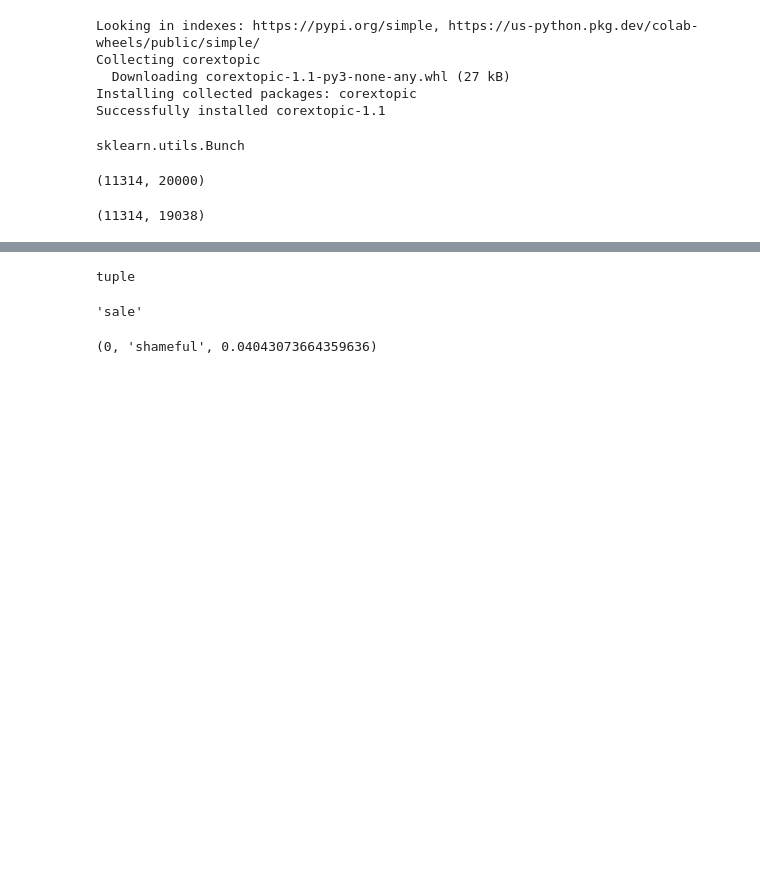
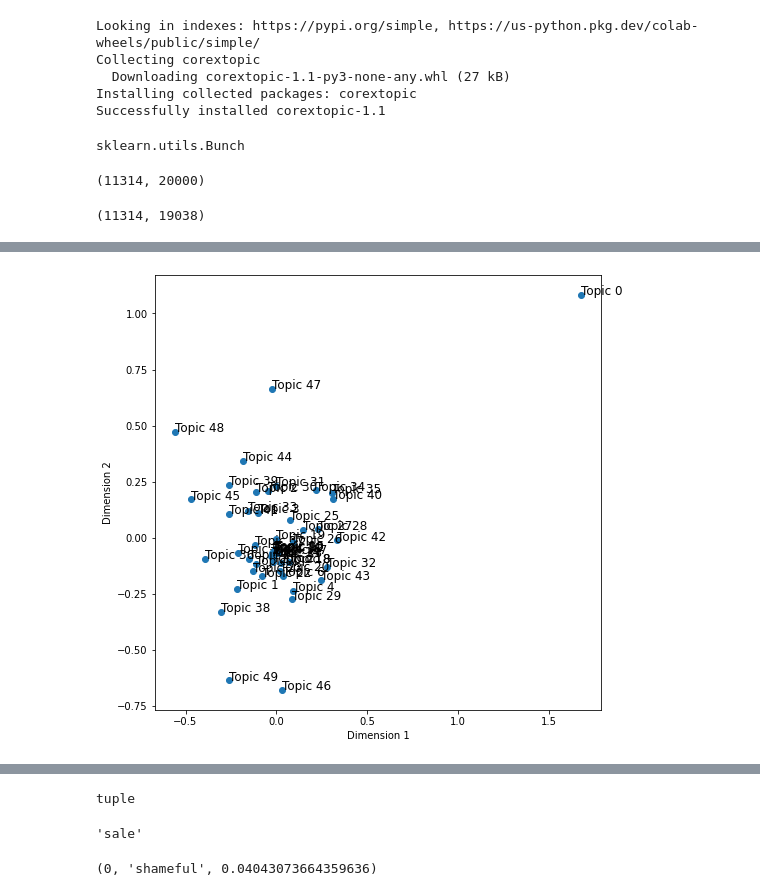
Before and after one commit to tristandewildt/ValueMonitor, a Jupyter notebook: Applying_Anchored_Corex.ipynb, the cells around one changed output, grey strips where cells are left out. Saved outputs shown, nothing was run; the diff lists cells and outputs as text; code cells hidden in the pictures; blank space fills up the shorter version.

```diff
--- a/Applying_Anchored_Corex.ipynb
+++ b/Applying_Anchored_Corex.ipynb
@@ -52,3 +52,6 @@ doc_word.shape
 # %%
 topic_model = ct.Corex(n_hidden=50, words=words, max_iter=200, verbose=False, seed=1)
 topic_model.fit(doc_word, words=words);
+# %%
+topic_correlations = topic_model.tcs
+topic_distances = 1 - np.outer(topic_correlations, topic_correlations)
@@ -54,0 +79,17 @@ topic_model.fit(doc_word, words=words);
+# %%
+from sklearn.manifold import MDS
+import mplcursors
+
+# Perform MDS to get 2D coordinates
+mds = MDS(n_components=2, dissimilarity='precomputed')
+topic_coordinates = mds.fit_transform(topic_distances)
+
+plt.figure(figsize=(8, 8))
+plt.scatter(topic_coordinates[:, 0], topic_coordinates[:, 1])
+for i in range(topic_coordinates.shape[0]):
+    plt.text(topic_coordinates[i, 0], topic_coordinates[i, 1], f"Topic {i}", fontsize=12)
+plt.xlabel("Dimension 1")
+plt.ylabel("Dimension 2")
+plt.show()
+# %% [output]
+[figure, added]
```
Also changed, not shown: parts of 4 cells of this notebook.
